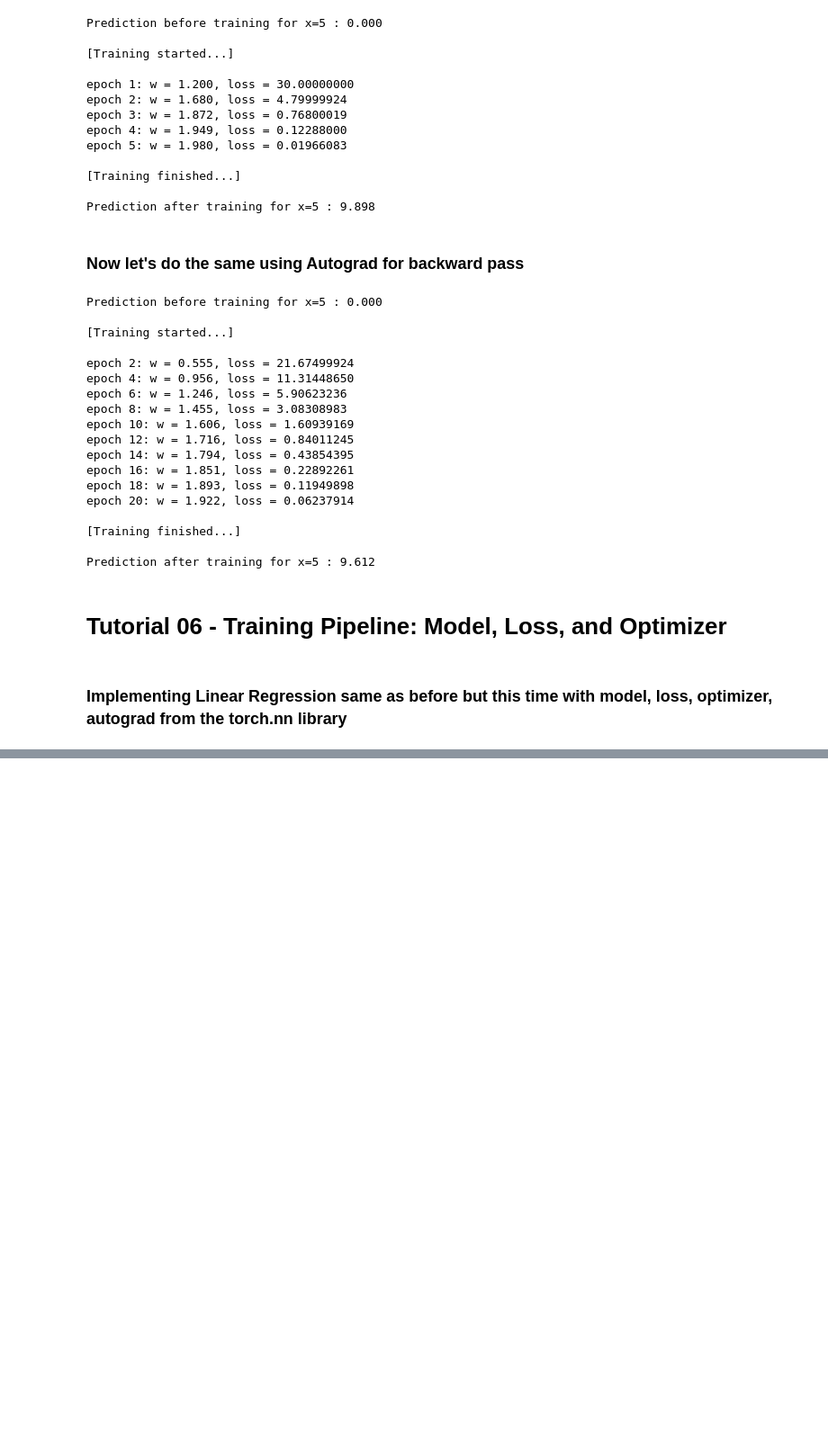
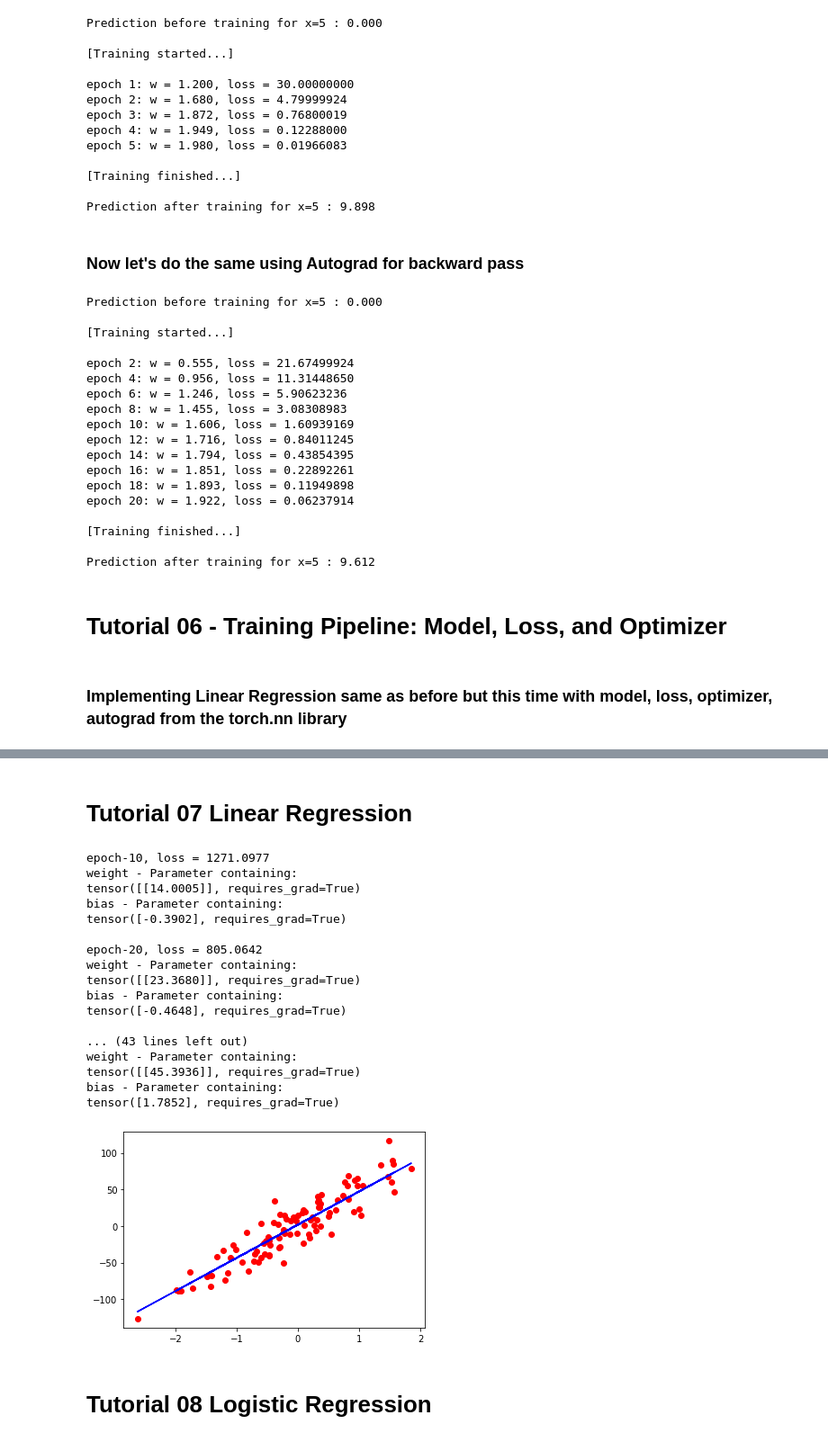
Before and after one commit to ferdouszislam/pytorch-practice, a Jupyter notebook: pytorch_practice.ipynb, the cells around one changed output, grey strips where cells are left out. Shown at 90% size. Drawn from its saved outputs; the diff is of its cells as text; code cells hidden in the pictures; blank space fills up the shorter version.

Commit message:
Added Codes for Tutorial 7, 8

```diff
--- a/pytorch_practice.ipynb
+++ b/pytorch_practice.ipynb
@@ -364,6 +364,6 @@ Prediction after training for x=5 : 9.612
 # %%
 '''
-Training Pipeline
+Typical Training Pipeline
 
 1. design model (input size, output size, forward pass)
 2. Construct loss & optimizer
@@ -414,7 +414,7 @@ for epoch in range(n_iters):
   y_pred = model(X)
 
   # loss
-  J = loss(Y, y_pred)
+  J = loss(y_pred, Y)
 
   # calculate gradient i.e backward pass
   J.backward() # dJ/dw
@@ -452,0 +453,2 @@ Prediction after training for x=5 : 9.988
+# %% [markdown]
+# Tutorial 07 Linear Regression
@@ -452,0 +458,70 @@ Prediction after training for x=5 : 9.988
+# %%
+# step-0 prepare data
+X_np, y_np = datasets.make_regression(n_samples=100, n_features=1, noise=20, random_state=42)
+
+X = torch.from_numpy(X_np.astype(np.float32))
+y = torch.from_numpy(y_np.astype(np.float32))
+
+y = y.view(y.shape[0], 1) # convert y to row=n_samples and col=1
+
+n_samples, n_features = X.shape
+
+# step-1 model
+model = nn.Linear(in_features=n_features, out_features=1)
+
+# step-2 loss & optimizer
+learning_rate = 0.02
+loss = nn.MSELoss()
+optimizer = torch.optim.SGD(model.parameters(), lr=learning_rate)
+
+# step-3 training loop
+n_iters = 100
+for epoch in range(n_iters):
+  # forward pass
+  y_pred = model(X)
+
+  # loss
+  J = loss(y_pred, y)
+
+  # back prop
+  J.backward()
+
+  # update weights
+  optimizer.step()
+  # clear grad
+  optimizer.zero_grad()
+
+  if (epoch+1)%10==0:
+    print(f'epoch-{epoch+1}, loss = {J.item():.4f}')
+    for name, param in model.named_parameters():
+      print(name, '-', param)
+    print()
+
+# prediction
+y_pred = model(X).detach()
+
+# plot
+plt.plot(X_np, y_np, 'ro')
+plt.plot(X_np, y_pred.numpy(), 'b')
+plt.show()
+# %% [output]
+epoch-10, loss = 1271.0977
+weight - Parameter containing:
+tensor([[14.0005]], requires_grad=True)
+bias - Parameter containing:
+tensor([-0.3902], requires_grad=True)
+
+epoch-20, loss = 805.0642
+weight - Parameter containing:
+tensor([[23.3680]], requires_grad=True)
+bias - Parameter containing:
+tensor([-0.4648], requires_grad=True)
+
+... (43 lines left out)
+weight - Parameter containing:
+tensor([[45.3936]], requires_grad=True)
+bias - Parameter containing:
+tensor([1.7852], requires_grad=True)
+[figure, added]
+# %% [markdown]
+# Tutorial 08 Logistic Regression
```
Also changed, not shown: parts of 20 cells of this notebook.
